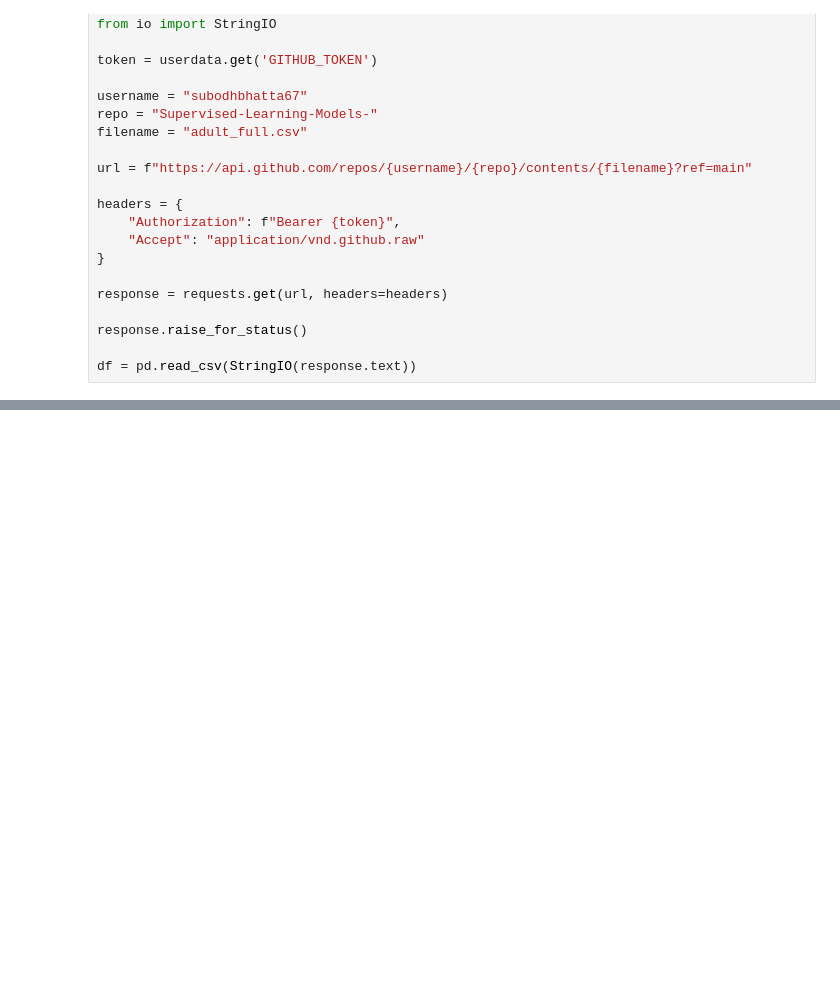
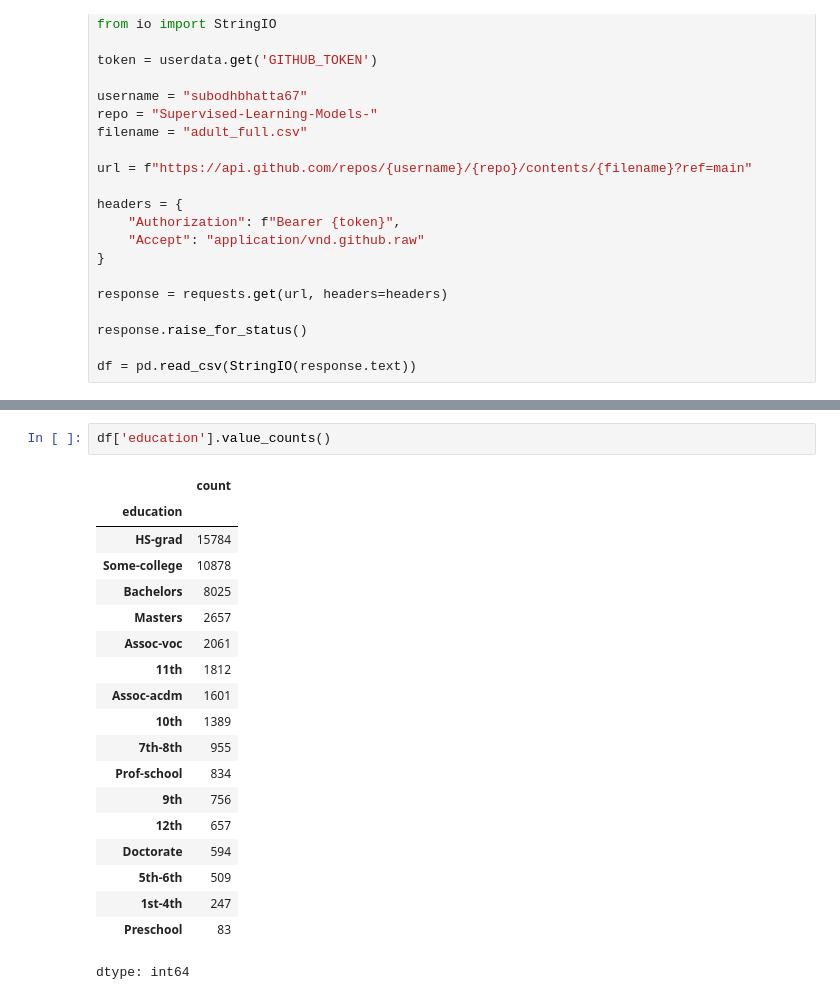
Before and after one commit to subodhbhatta67/Supervised-Learning-Models-, a Jupyter notebook: Supervised_learning.ipynb, the cells around one changed output, grey strips where cells are left out. Cells and saved outputs as stored; diff of their text form; blank space fills up the shorter version.

```diff
--- a/Supervised_learning.ipynb
+++ b/Supervised_learning.ipynb
@@ -34,0 +101,22 @@ df = pd.read_csv(StringIO(response.text))
+# %%
+df['education'].value_counts()
+# %% [output]
+|  | count |
+| education |  |
+| HS-grad | 15784 |
+| Some-college | 10878 |
+| Bachelors | 8025 |
+| Masters | 2657 |
+| Assoc-voc | 2061 |
+| 11th | 1812 |
+| Assoc-acdm | 1601 |
+| 10th | 1389 |
+| 7th-8th | 955 |
+| Prof-school | 834 |
+| 9th | 756 |
+| 12th | 657 |
+| Doctorate | 594 |
+| 5th-6th | 509 |
+| 1st-4th | 247 |
+| Preschool | 83 |
+dtype: int64
```
Also changed, not shown: parts of 15 cells of this notebook.
